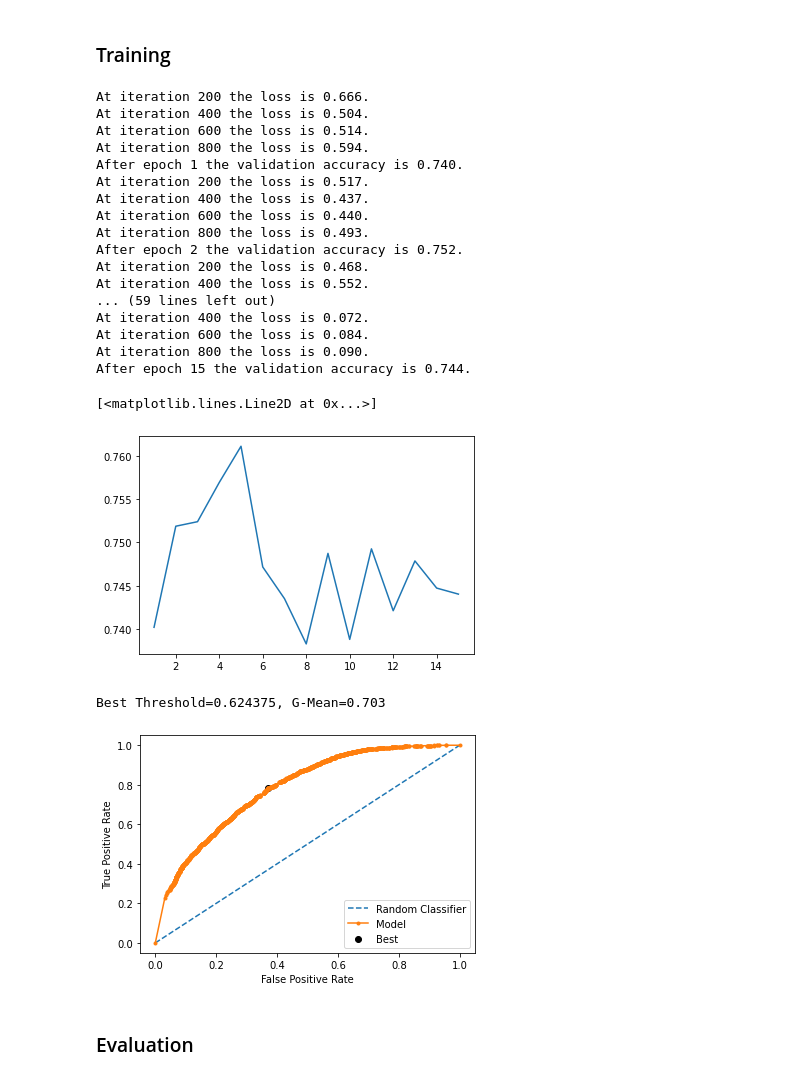
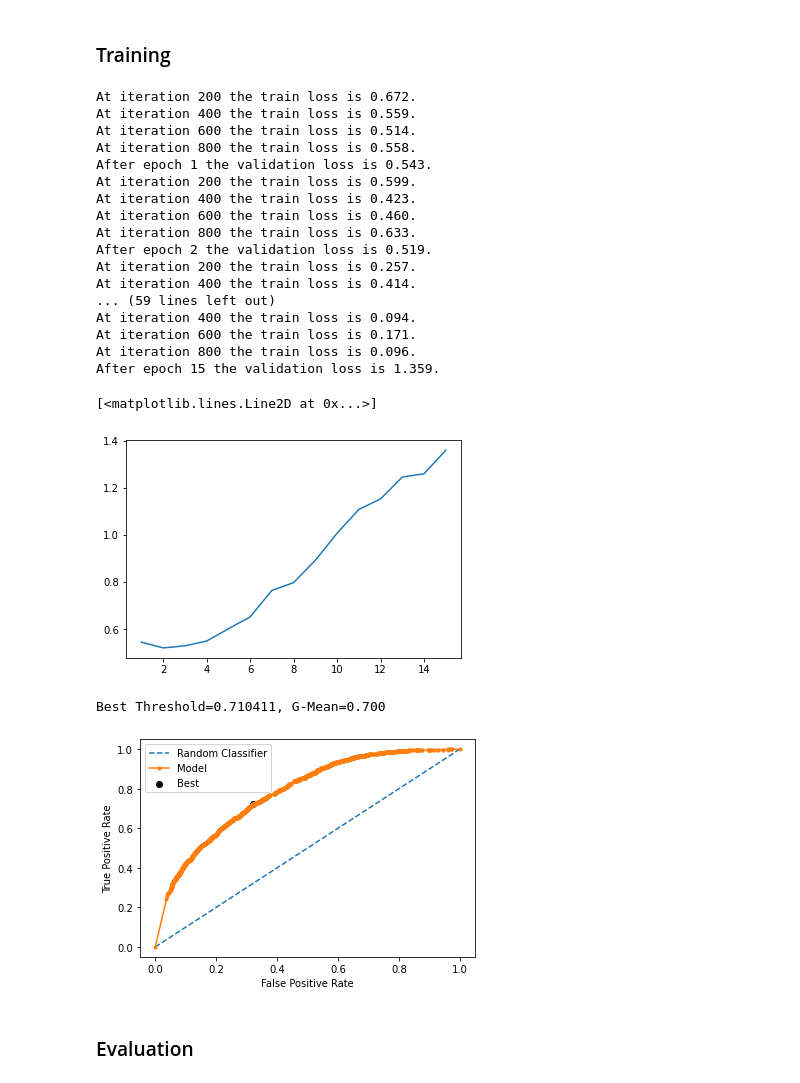
Before and after one commit to wagnerlmichael/supreme_court_nlp, a Jupyter notebook: src/modeling_temp.ipynb, the cells around one changed output. Cells and saved outputs as stored; diff of their text form; code cells hidden in the pictures.

Commit message:
changed loss function for choosing best model

```diff
--- a/src/modeling_temp.ipynb
+++ b/src/modeling_temp.ipynb
@@ -99,53 +98,56 @@ test_dataloader = DataLoader(test_data, batch_size=BATCH_SIZE,
 hidden_dim = 300
 model = pred_models.BoWNNClassifier(vocab_size=vocab_size, hidden_dim=hidden_dim, output_dim=1)
 # %%
+import numpy as np
 EPOCHS = 15
 loss_function = torch.nn.BCELoss()
 optimizer = torch.optim.Adam(model.parameters(), lr=0.01)
 
 best_model = None
-best_acc = 0
-accuracies=[]
+best_val_loss = float('inf')
+val_losses = []
 for epoch in range(1, EPOCHS + 1):
     epoch_start_time = time.time()
     model_helpers.train_an_epoch(model, train_dataloader, optimizer, loss_function)
-    accuracy = model_helpers.get_accuracy(model, valid_dataloader, 0.5)
-    if accuracy > best_acc:
+    val_y_true, val_y_pred = model_helpers.make_predictions(model, valid_dataloader)
+    val_loss = log_loss(val_y_true.astype(np.float64), val_y_pred.astype(np.float64))
+    if val_loss < best_val_loss:
         best_model = type(model)(model.vocab_size, model.hidden_dim, model.output_dim) # get a new instance
         best_model.load_state_dict(model.state_dict())
-    accuracies.append(accuracy)
+        best_val_loss = val_loss
+    val_losses.append(val_loss)
     time_taken = time.time() - epoch_start_time
-    print(f'After epoch {epoch} the validation accuracy is {accuracy:.3f}.')
+    print(f'After epoch {epoch} the validation loss is {val_loss:.3f}.')
 
-plt.plot(range(1, EPOCHS+1), accuracies)
+plt.plot(range(1, EPOCHS+1), val_losses)
 # %% [output]
-At iteration 200 the loss is 0.666.
-At iteration 400 the loss is 0.504.
-At iteration 600 the loss is 0.514.
-At iteration 800 the loss is 0.594.
-After epoch 1 the validation accuracy is 0.740.
-At iteration 200 the loss is 0.517.
-At iteration 400 the loss is 0.437.
-At iteration 600 the loss is 0.440.
-At iteration 800 the loss is 0.493.
-After epoch 2 the validation accuracy is 0.752.
-At iteration 200 the loss is 0.468.
-At iteration 400 the loss is 0.552.
+At iteration 200 the train loss is 0.672.
+At iteration 400 the train loss is 0.559.
+At iteration 600 the train loss is 0.514.
+At iteration 800 the train loss is 0.558.
+After epoch 1 the validation loss is 0.543.
+At iteration 200 the train loss is 0.599.
+At iteration 400 the train loss is 0.423.
+At iteration 600 the train loss is 0.460.
+At iteration 800 the train loss is 0.633.
+After epoch 2 the validation loss is 0.519.
+At iteration 200 the train loss is 0.257.
+At iteration 400 the train loss is 0.414.
 ... (59 lines left out)
-At iteration 400 the loss is 0.072.
-At iteration 600 the loss is 0.084.
-At iteration 800 the loss is 0.090.
-After epoch 15 the validation accuracy is 0.744.
+At iteration 400 the train loss is 0.094.
+At iteration 600 the train loss is 0.171.
+At iteration 800 the train loss is 0.096.
+After epoch 15 the validation loss is 1.359.
 [<matplotlib.lines.Line2D at 0x...>]
-[figure, old version]
+[figure, new version]
 # %%
 # Get validation predictions to select best threshold
 val_labels, val_probs = model_helpers.make_predictions(model, valid_dataloader)
 # Get best threshold from validation data
 threshold = model_helpers.select_threshold(val_labels, val_probs)
 # %% [output]
-Best Threshold=0.624375, G-Mean=0.703
+Best Threshold=0.710411, G-Mean=0.700
-[figure, old version]
+[figure, new version]
 # %% [markdown]
 ### Evaluation
 # %%
```
Also changed, not shown: parts of 7 cells of this notebook, 1 other file.
